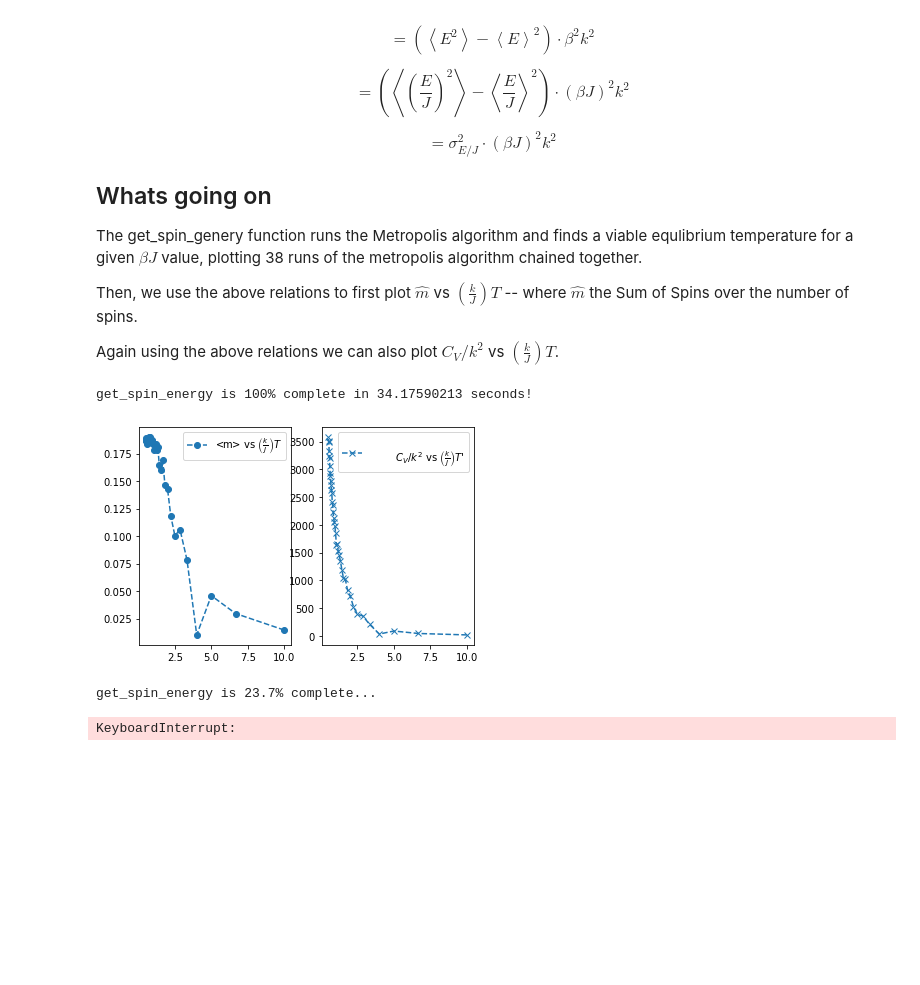
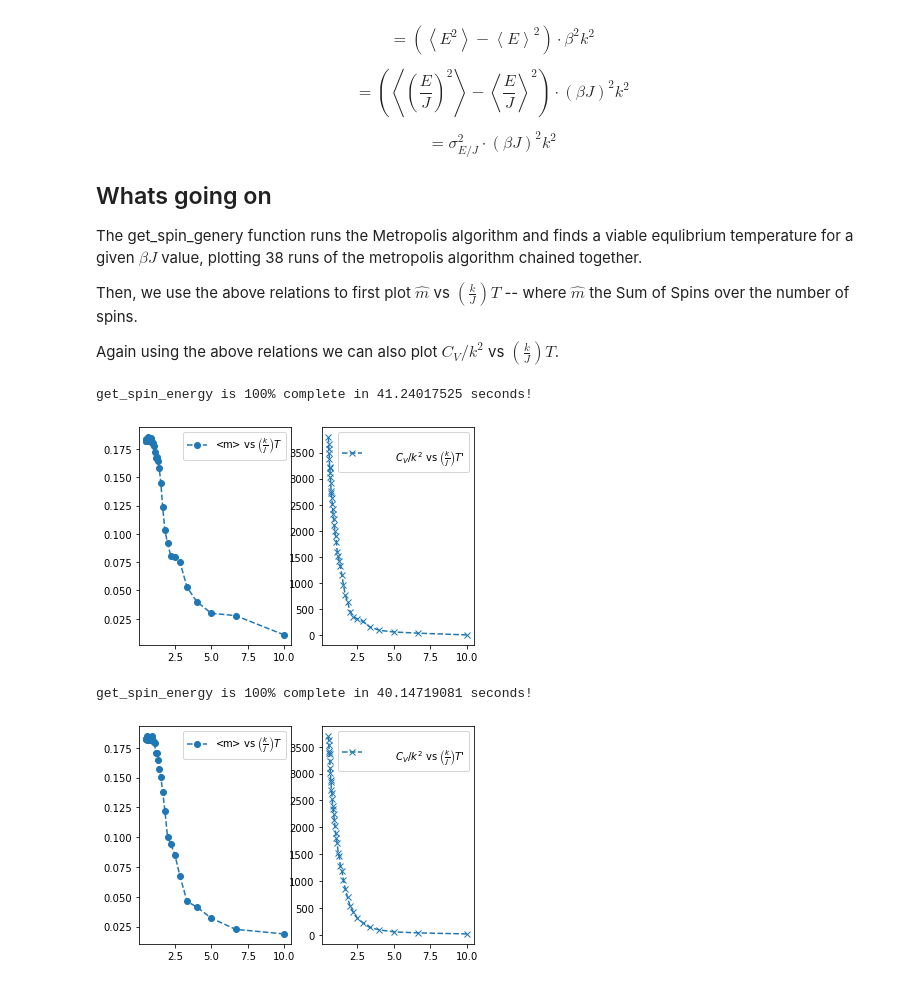
Before and after one commit to ramenspazz/Ising_Model_python, a Jupyter notebook: Project_files/Ising_notebook.ipynb, the cells around one changed output. Saved outputs shown, nothing was run; the diff lists cells and outputs as text; code cells hidden in the pictures; blank space fills up the shorter version.

```diff
--- a/Project_files/Ising_notebook.ipynb
+++ b/Project_files/Ising_notebook.ipynb
@@ -153,13 +161,15 @@ Then, we use the above relations to first plot $\hat{m}$ vs $\left(\frac{k}{J}\r
 
 Again using the above relations we can also plot $C_V / k^2$ vs $\left(\frac{k}{J}\right)T$.
 # %%
-a, b, c = lt_a.get_spin_energy(BJs, total_time, quiet=False)
+a, b, c = lt_a.get_spin_energy(BJs, total_time, save=False,
+                               auto_plot=True)
 # %% [output]
-get_spin_energy is 100% complete in 34.17590213 seconds!
+get_spin_energy is 100% complete in 41.24017525 seconds!
-[figure, old version]
+[figure, new version]
 # %%
-a, b, c = lt_b.get_spin_energy(BJs, total_time, quiet=False)
+a, b, c = lt_b.get_spin_energy(BJs, total_time, save=False,
+                               auto_plot=True)
 # %% [output]
-get_spin_energy is 23.7% complete...
+get_spin_energy is 100% complete in 40.14719081 seconds!
-KeyboardInterrupt:
+[figure, added]
 # %%
```
Also changed, not shown: parts of 8 cells of this notebook.
